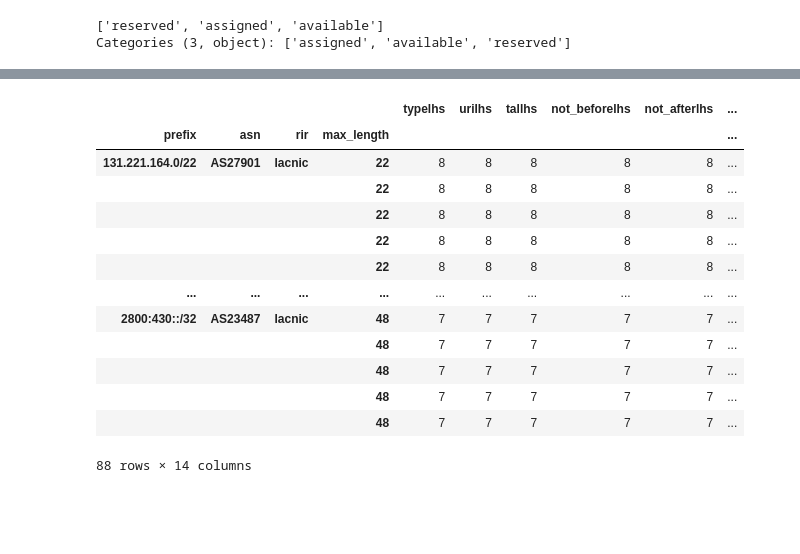
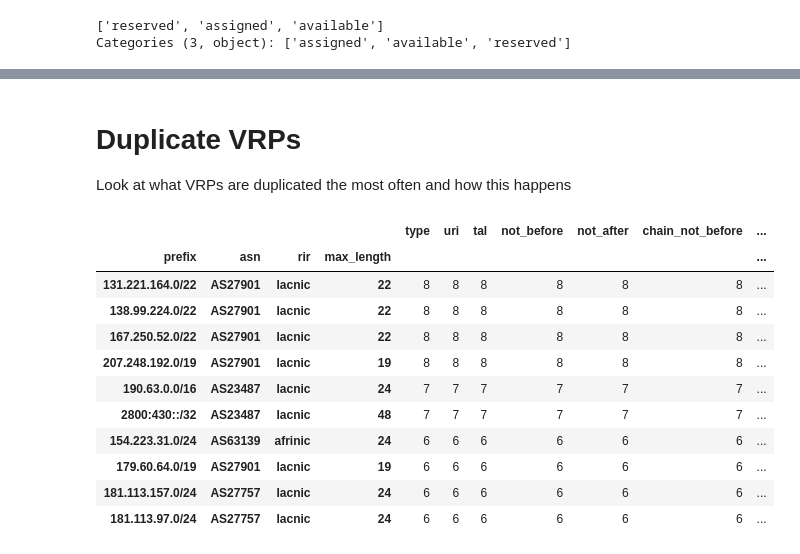
Before and after one commit to ties/rpki-analysis, a Jupyter notebook: workbooks/objects_per_ca_analysis.ipynb, the cells around one changed output, grey strips where cells are left out. Saved outputs shown, nothing was run; the diff lists cells and outputs as text; code cells hidden in the pictures; blank space fills up the shorter version.

```diff
--- a/workbooks/objects_per_ca_analysis.ipynb
+++ b/workbooks/objects_per_ca_analysis.ipynb
@@ -18,4 +20,5 @@ async with aiohttp.ClientSession() as session:
     async with session.get('https://ftp.ripe.net/pub/stats/ripencc/nro-stats/latest/nro-delegated-stats') as resp:
         df_delegated_stats = read_delegated_stats(io.StringIO(await resp.text()))
 
-        lookup = StatsCombinedAllocations(df_delegated_stats[df_delegated_stats.status == "assigned"])
+        rir_lookup = RirLookup(df_delegated_stats)
+        lookup = StatsCombinedAllocations(df_delegated_stats[df_delegated_stats.status == 'assigned'])
@@ -27,17 +51,31 @@ Categories (3, object): ['assigned', 'available', 'reserved']
 # %%
 misses = list()
 
-def maybe_lookup(row: pd.DataFrame) -> str:
+class PrefixDetails(NamedTuple):
+    rir: str
+    opaque_id: str
+    covering_rir: str
+
+def maybe_lookup(row: pd.DataFrame) -> PrefixDetails:
+    containing_rir = rir_lookup.get(row.prefix)
     try:
-        return lookup[row.prefix].rir
+        entry = lookup[row.prefix]
+        return PrefixDetails(entry.rir, entry.opaque_id, containing_rir)
     except KeyError:
         misses.append(row)
-        child_rirs = set(child.rir for child in lookup.children(row.prefix))
-        return f"unknown-more-specific-allocs-{"-".join(child_rirs)}"
+        children = list(lookup.children(row.prefix))
+        if children:
+            child_resources = netaddr.IPSet([c.resource for c in children])
+            child_opaque_ids = set(map(lambda r: r.opaque_id, children))
+            child_rirs = set(map(lambda r: r.rir, children))
 
-        return "unknown"
+            if child_resources.issuperset(netaddr.IPSet([row.prefix])):
+                return PrefixDetails(f"{'-'.join(child_rirs)}-multi-opaque-id", "_".join(child_opaque_ids), containing_rir)
 
-df['rir'] = df.apply(maybe_lookup, axis=1)
+            return PrefixDetails(f"unknown-more-specific-allocs-{"-".join(child_rirs)}", "_".join(child_opaque_ids), containing_rir)
+
+df[['rir', 'opaque_id', 'containing_rir']] = df.apply(maybe_lookup, axis=1, result_type='expand')
+df['publication_point'] = df.uri.apply(lambda uri: "/".join(uri.split("/")[:-1]))
 df_unmatched = pd.DataFrame.from_records(misses)
 # %%
 display(df_unmatched.prefix.unique())
@@ -97,20 +143,20 @@ df_unmatched
+# %% [markdown]
+# Duplicate VRPs
+
+Look at what VRPs are duplicated the most often and how this happens
 # %%
 top_10 = df.groupby(["prefix", "asn", "rir", "max_length"]).count().nlargest(10, ['not_before'])
 top_10
-
-top_10.join(df.set_index(["prefix", "asn", "rir", "max_length"]), lsuffix="lhs")
 # %% [output]
-|  |  |  |  | typelhs | urilhs | tallhs | not_beforelhs | not_afterlhs | ... |
-| prefix | asn | rir | max_length |  |  |  |  |  | ... |
-| 131.221.164.0/22 | AS27901 | lacnic | 22 | 8 | 8 | 8 | 8 | 8 | ... |
-|  |  |  | 22 | 8 | 8 | 8 | 8 | 8 | ... |
-|  |  |  | 22 | 8 | 8 | 8 | 8 | 8 | ... |
-|  |  |  | 22 | 8 | 8 | 8 | 8 | 8 | ... |
-|  |  |  | 22 | 8 | 8 | 8 | 8 | 8 | ... |
-| ... | ... | ... | ... | ... | ... | ... | ... | ... | ... |
-| 2800:430::/32 | AS23487 | lacnic | 48 | 7 | 7 | 7 | 7 | 7 | ... |
-|  |  |  | 48 | 7 | 7 | 7 | 7 | 7 | ... |
-|  |  |  | 48 | 7 | 7 | 7 | 7 | 7 | ... |
-|  |  |  | 48 | 7 | 7 | 7 | 7 | 7 | ... |
-|  |  |  | 48 | 7 | 7 | 7 | 7 | 7 | ... |
+|  |  |  |  | type | uri | tal | not_before | not_after | chain_not_before | ... |
+| prefix | asn | rir | max_length |  |  |  |  |  |  | ... |
+| 131.221.164.0/22 | AS27901 | lacnic | 22 | 8 | 8 | 8 | 8 | 8 | 8 | ... |
+| 138.99.224.0/22 | AS27901 | lacnic | 22 | 8 | 8 | 8 | 8 | 8 | 8 | ... |
+| 167.250.52.0/22 | AS27901 | lacnic | 22 | 8 | 8 | 8 | 8 | 8 | 8 | ... |
+| 207.248.192.0/19 | AS27901 | lacnic | 19 | 8 | 8 | 8 | 8 | 8 | 8 | ... |
+| 190.63.0.0/16 | AS23487 | lacnic | 24 | 7 | 7 | 7 | 7 | 7 | 7 | ... |
+| 2800:430::/32 | AS23487 | lacnic | 48 | 7 | 7 | 7 | 7 | 7 | 7 | ... |
+| 154.223.31.0/24 | AS63139 | afrinic | 24 | 6 | 6 | 6 | 6 | 6 | 6 | ... |
+| 179.60.64.0/19 | AS27901 | lacnic | 19 | 6 | 6 | 6 | 6 | 6 | 6 | ... |
+| 181.113.157.0/24 | AS27757 | lacnic | 24 | 6 | 6 | 6 | 6 | 6 | 6 | ... |
+| 181.113.97.0/24 | AS27757 | lacnic | 24 | 6 | 6 | 6 | 6 | 6 | 6 | ... |
-88 rows × 14 columns
```
Also changed, not shown: parts of 31 cells of this notebook, 3 other files.
